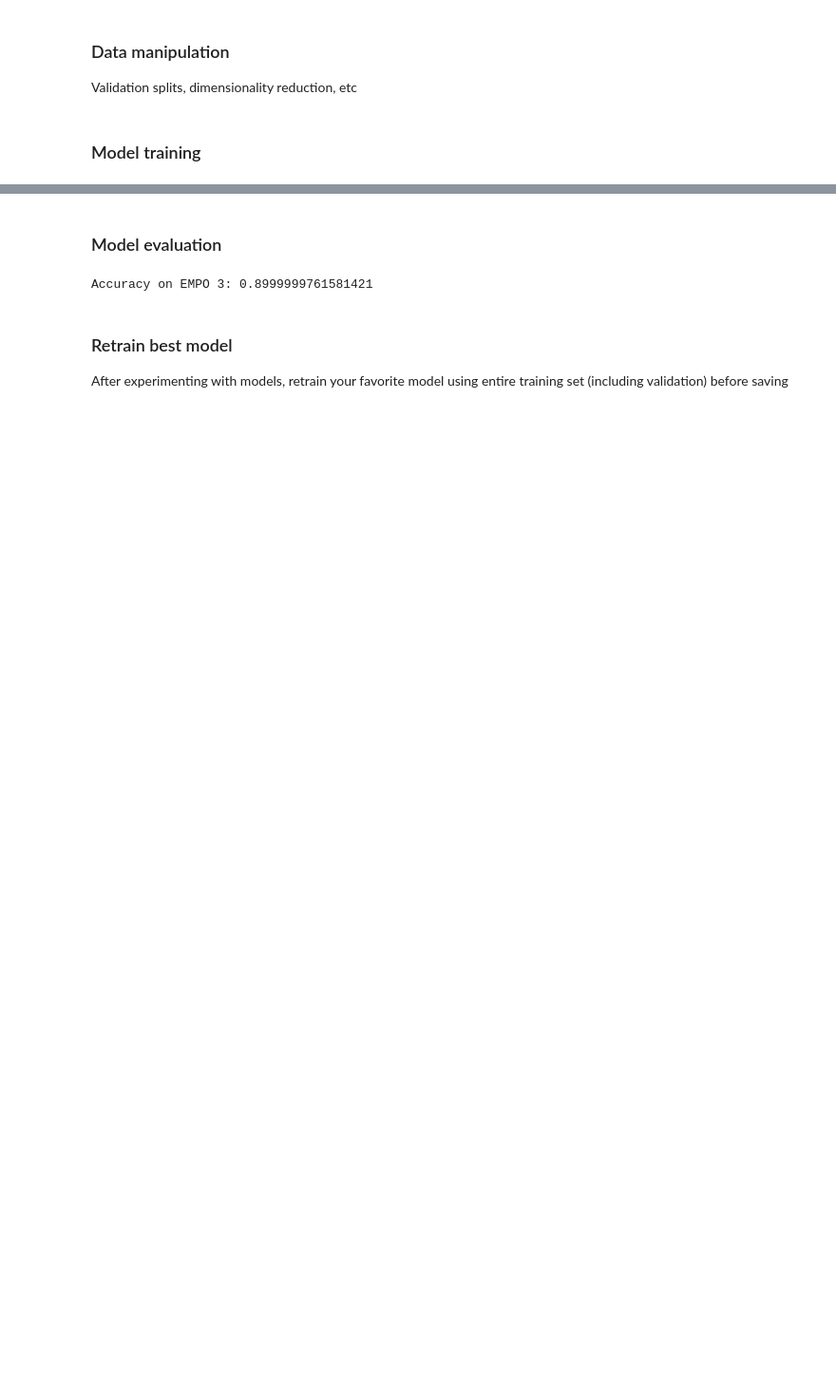
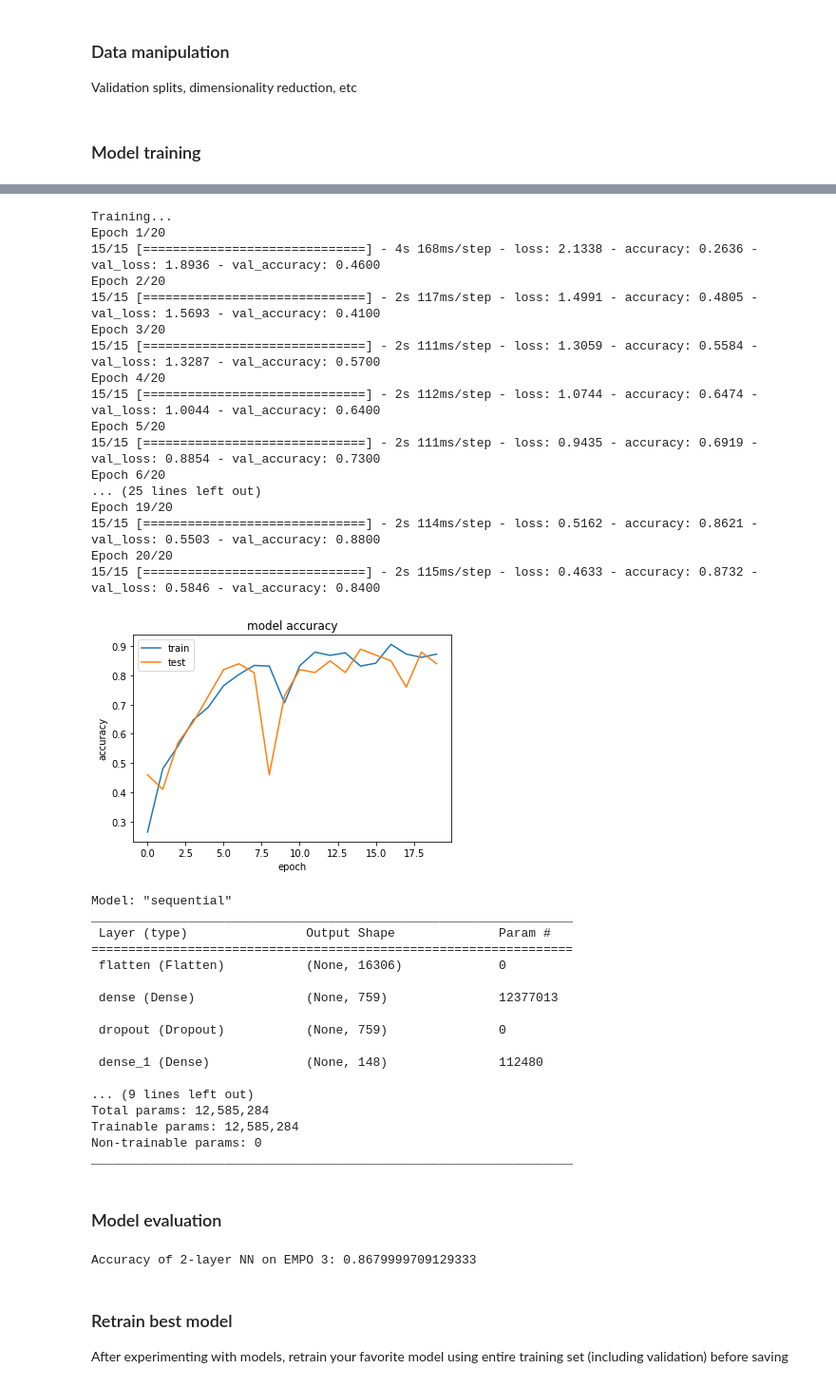
Before and after one commit to hlu17/Protein-Environment-Classification, a Jupyter notebook: modeling/neural_network.ipynb, the cells around one changed output, grey strips where cells are left out. Shown at 95% size. Cells and saved outputs as stored; diff of their text form; code cells hidden in the pictures; blank space fills up the shorter version.

```diff
--- a/modeling/neural_network.ipynb
+++ b/modeling/neural_network.ipynb
@@ -212,12 +325,60 @@ _________________________________________________________________
+# %%
+# model with 3 hidden layers
+nn3 = train_model(X_tr, Y_tr['EMPO_3_int'], 15,
+    hidden_layer_sizes=[759, 148, 584],
+    kernel_regularizer=0,
+    bias_regularizer=0,
+    activity_regularizer=0,
+    dropout=0.084,
+    optimizer='Adam',
+    learning_rate=0.0032,
+    batch_size=64,
+    num_epochs=20)
+# %% [output]
+Training...
+Epoch 1/20
+15/15 [==============================] - 4s 168ms/step - loss: 2.1338 - accuracy: 0.2636 - val_loss: 1.8936 - val_accuracy: 0.4600
+Epoch 2/20
+15/15 [==============================] - 2s 117ms/step - loss: 1.4991 - accuracy: 0.4805 - val_loss: 1.5693 - val_accuracy: 0.4100
+Epoch 3/20
+15/15 [==============================] - 2s 111ms/step - loss: 1.3059 - accuracy: 0.5584 - val_loss: 1.3287 - val_accuracy: 0.5700
+Epoch 4/20
+15/15 [==============================] - 2s 112ms/step - loss: 1.0744 - accuracy: 0.6474 - val_loss: 1.0044 - val_accuracy: 0.6400
+Epoch 5/20
+15/15 [==============================] - 2s 111ms/step - loss: 0.9435 - accuracy: 0.6919 - val_loss: 0.8854 - val_accuracy: 0.7300
+Epoch 6/20
+... (25 lines left out)
+Epoch 19/20
+15/15 [==============================] - 2s 114ms/step - loss: 0.5162 - accuracy: 0.8621 - val_loss: 0.5503 - val_accuracy: 0.8800
+Epoch 20/20
+15/15 [==============================] - 2s 115ms/step - loss: 0.4633 - accuracy: 0.8732 - val_loss: 0.5846 - val_accuracy: 0.8400
+[figure, added]
+Model: "sequential"
+_________________________________________________________________
+ Layer (type)                Output Shape              Param #
+=================================================================
+ flatten (Flatten)           (None, 16306)             0
+
+ dense (Dense)               (None, 759)               12377013
+
+ dropout (Dropout)           (None, 759)               0
+
+ dense_1 (Dense)             (None, 148)               112480
+
+... (9 lines left out)
+Total params: 12,585,284
+Trainable params: 12,585,284
+Non-trainable params: 0
+_________________________________________________________________
 # %% [markdown]
 ### Model evaluation
 # %%
 # Scoring model
 
-nn3_accuracy = nn3.evaluate(x=X_val, y=Y_val['EMPO_3_int'], verbose=0, return_dict=True)['accuracy']
-print(f"Accuracy on EMPO 3: {nn3_accuracy}")
+nn2_accuracy = nn2.evaluate(x=X_val, y=Y_val['EMPO_3_int'], verbose=0, return_dict=True)['accuracy']
+print(f"Accuracy of 2-layer NN on EMPO 3: {nn2_accuracy}")
 # %% [output]
-Accuracy on EMPO 3: 0.8999999761581421
+Accuracy of 2-layer NN on EMPO 3: 0.8679999709129333
 # %% [markdown]
 ### Retrain best model
 After experimenting with models, retrain your favorite model using entire training set (including validation) before saving
```
Also changed, not shown: parts of 9 cells of this notebook, 2 other files.
